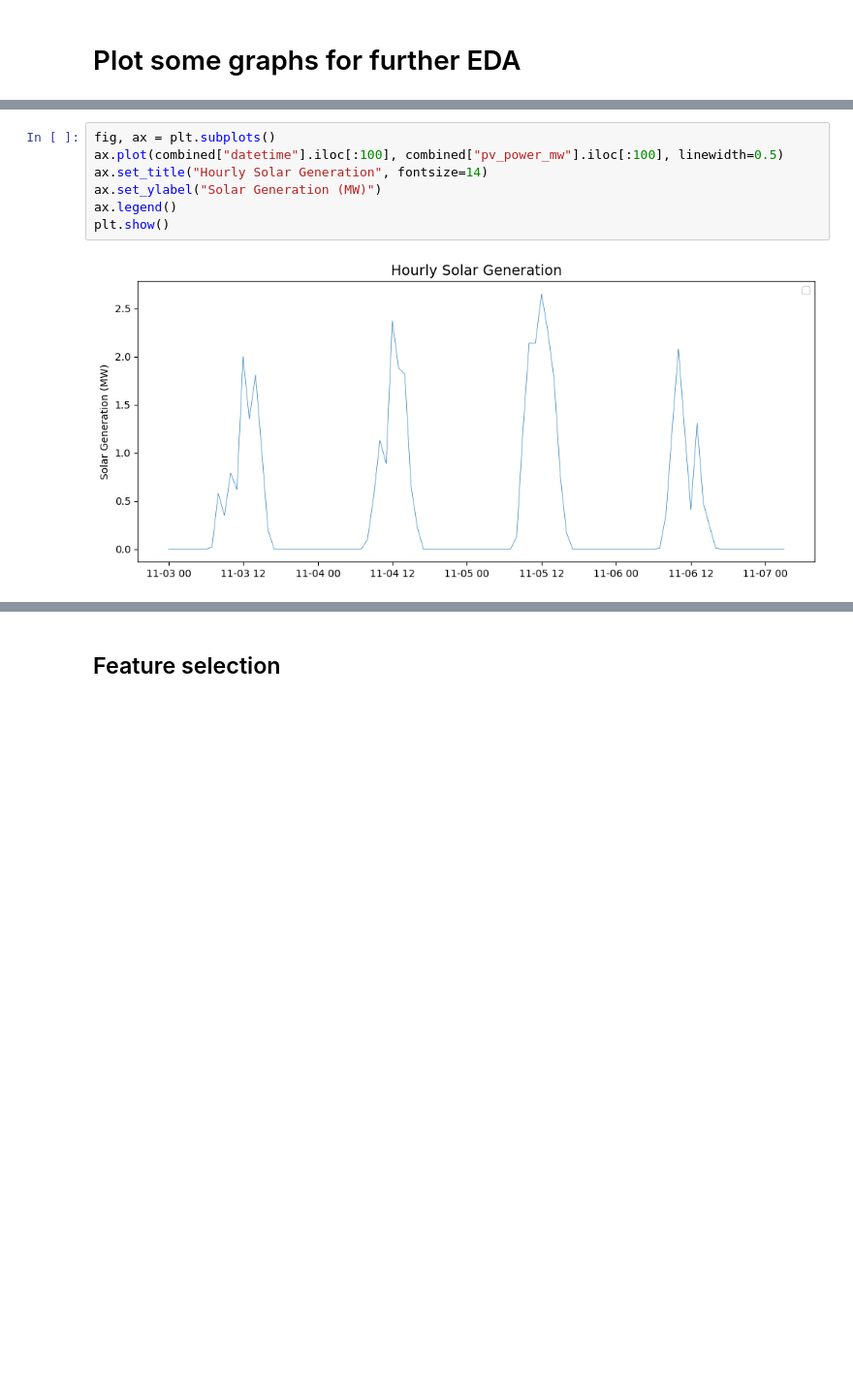
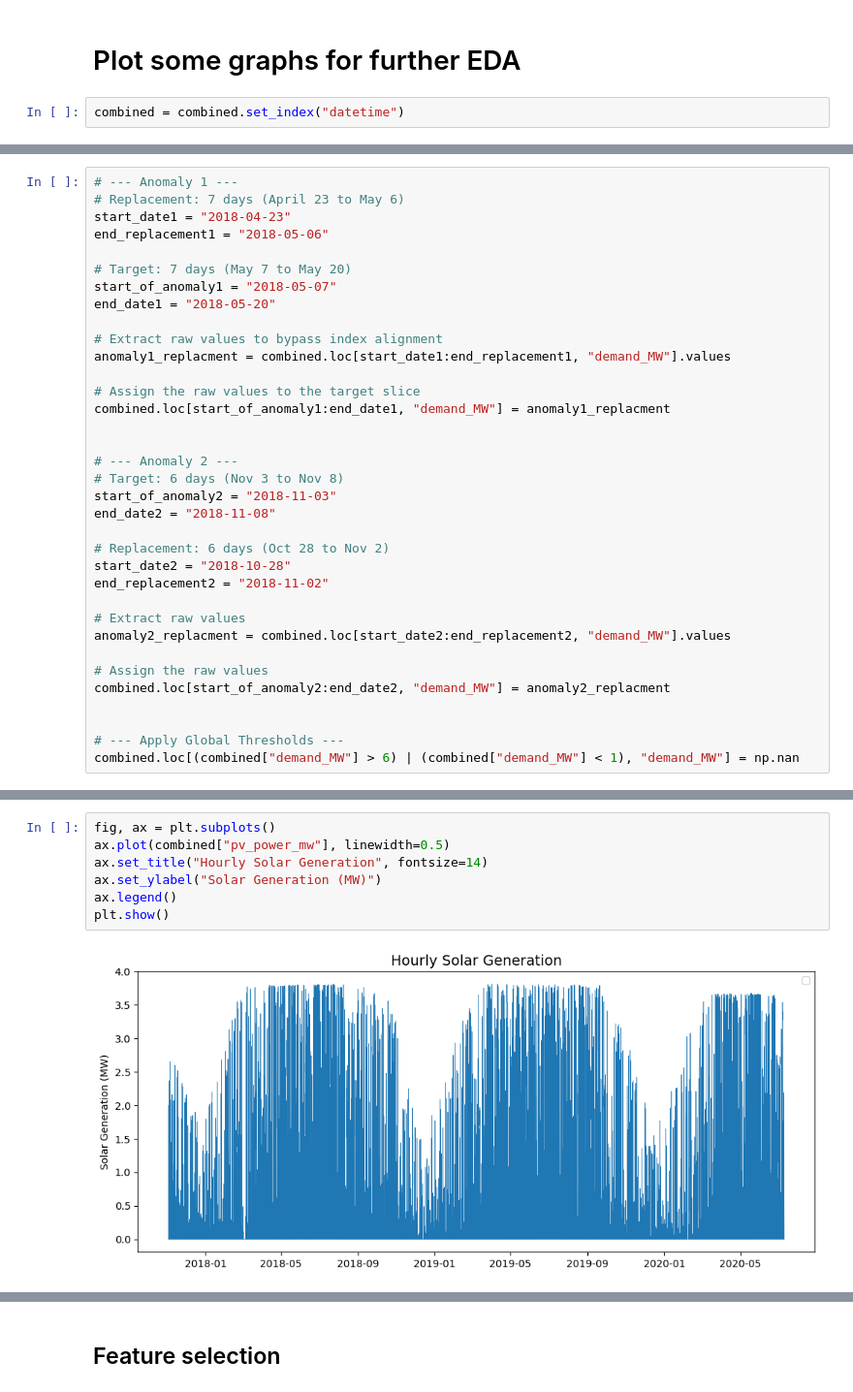
Before and after one commit to ahod75/diss_bess, a Jupyter notebook: 3_data_processing/wpd_comp_processing.ipynb, the cells around one changed output, grey strips where cells are left out. Shown at 97% size. Cells and saved outputs as stored; diff of their text form; blank space fills up the shorter version.

```diff
--- a/3_data_processing/wpd_comp_processing.ipynb
+++ b/3_data_processing/wpd_comp_processing.ipynb
@@ -89,5 +89,7 @@ Combined dataset shape: (23520, 17)
 2017-11-03 00:00:00+00:00 2020-07-09 23:00:00+00:00
 # %% [markdown]
 # Plot some graphs for further EDA
+# %%
+combined = combined.set_index("datetime")
 # %%
 fig, ax = plt.subplots()
@@ -100,0 +166,35 @@ plt.show()
+# %%
+# --- Anomaly 1 ---
+# Replacement: 7 days (April 23 to May 6)
+start_date1 = "2018-04-23"
+end_replacement1 = "2018-05-06"
+
+# Target: 7 days (May 7 to May 20)
+start_of_anomaly1 = "2018-05-07"
+end_date1 = "2018-05-20"
+
+# Extract raw values to bypass index alignment
+anomaly1_replacment = combined.loc[start_date1:end_replacement1, "demand_MW"].values
+
+# Assign the raw values to the target slice
+combined.loc[start_of_anomaly1:end_date1, "demand_MW"] = anomaly1_replacment
+
+
+# --- Anomaly 2 ---
+# Target: 6 days (Nov 3 to Nov 8)
+start_of_anomaly2 = "2018-11-03"
+end_date2 = "2018-11-08"
+
+# Replacement: 6 days (Oct 28 to Nov 2)
+start_date2 = "2018-10-28"
+end_replacement2 = "2018-11-02"
+
+# Extract raw values
+anomaly2_replacment = combined.loc[start_date2:end_replacement2, "demand_MW"].values
+
+# Assign the raw values
+combined.loc[start_of_anomaly2:end_date2, "demand_MW"] = anomaly2_replacment
+
+
+# --- Apply Global Thresholds ---
+combined.loc[(combined["demand_MW"] > 6) | (combined["demand_MW"] < 1), "demand_MW"] = np.nan
@@ -101,12 +211,12 @@ plt.show()
 # %%
 fig, ax = plt.subplots()
-ax.plot(combined["datetime"].iloc[:100], combined["pv_power_mw"].iloc[:100], linewidth=0.5)
+ax.plot(combined["pv_power_mw"], linewidth=0.5)
 ax.set_title("Hourly Solar Generation", fontsize=14)
 ax.set_ylabel("Solar Generation (MW)")
 ax.legend()
 plt.show()
 # %% [output]
-[figure, old version]
+[figure, new version]
 # %%
 combined["prosumption"] = combined["demand_MW"] - combined["pv_power_mw"]
 
```
Also changed, not shown: parts of 19 cells of this notebook, 45 other files.
